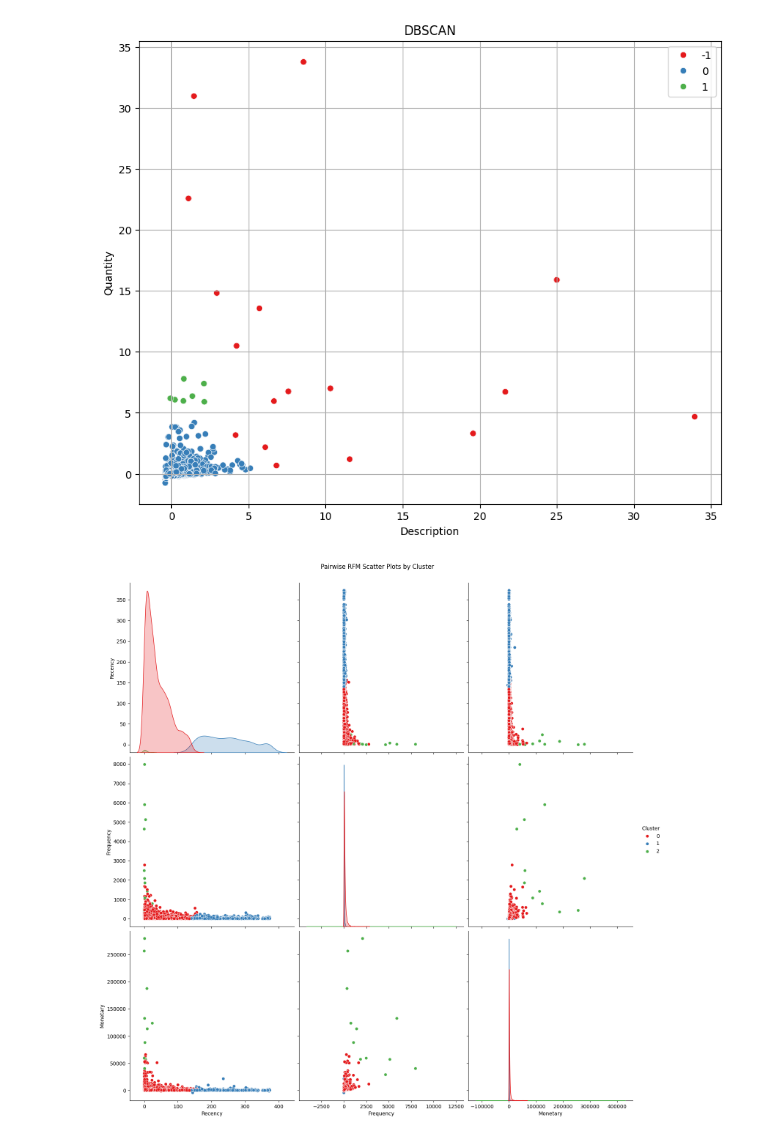
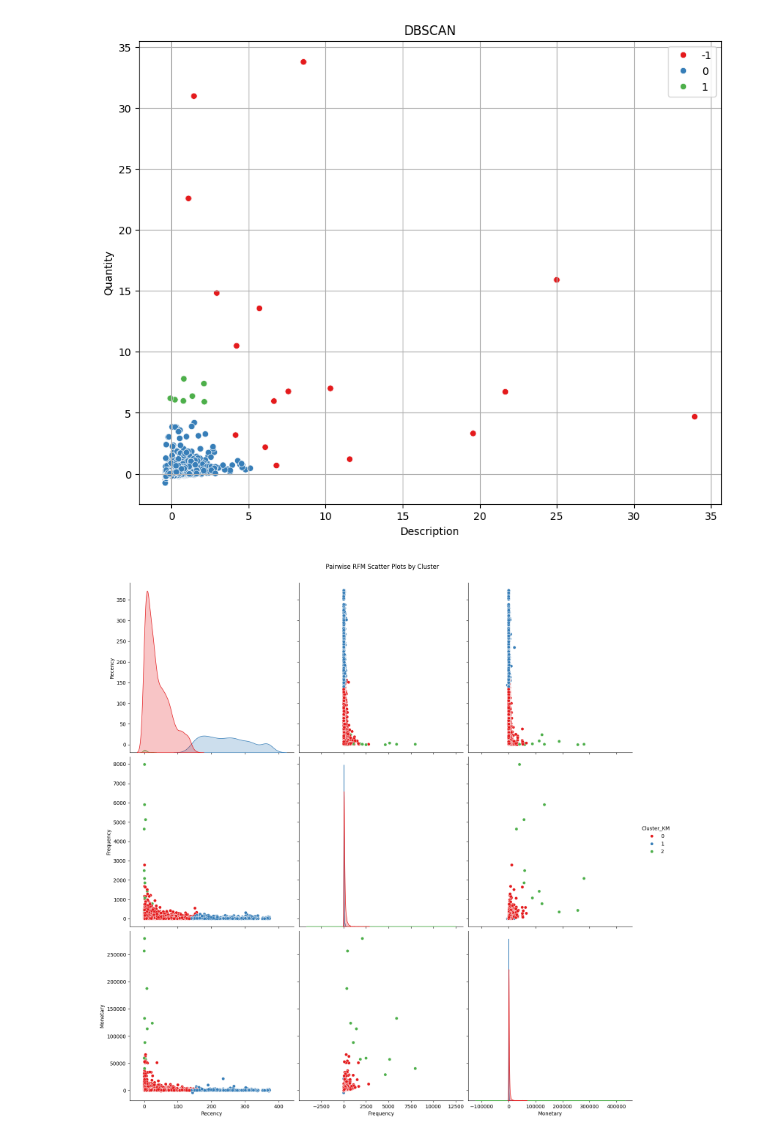
Before and after one commit to Noma999/RFM-Customer-Segmentation, a Jupyter notebook: RFM_E_Commerce_Customer_Segmentation.ipynb, the cells around one changed output. Saved outputs shown, nothing was run; the diff lists cells and outputs as text; code cells hidden in the pictures.

```diff
--- a/RFM_E_Commerce_Customer_Segmentation.ipynb
+++ b/RFM_E_Commerce_Customer_Segmentation.ipynb
@@ -267,7 +267,7 @@ plt.figure(figsize=(8,6))
 # rfm_df_scaled_df = pd.DataFrame(rfm_df_scaled, columns=rfm_df.columns)
 
 # Add the cluster labels to the DataFrame
-rfm['Cluster'] = y_kmeans
+rfm['Cluster_KM'] = y_kmeans
 
 # Now use the original DataFrame for plotting
 
@@ -309,8 +309,8 @@ plt.show()
 [figure]
 # %%
 # Plotting pairwise scatter plots for RFM with cluster labels
-sns.pairplot(rfm, vars=['Recency', 'Frequency', 'Monetary'], hue='Cluster', palette='Set1', diag_kind='kde', height=5)
+sns.pairplot(rfm, vars=['Recency', 'Frequency', 'Monetary'], hue='Cluster_KM', palette='Set1', diag_kind='kde', height=5)
 plt.suptitle('Pairwise RFM Scatter Plots by Cluster', y=1.02) # Add a title
 plt.show()
 # %% [output]
-[figure, old version]
+[figure, new version]
```
Also changed, not shown: parts of 1 cell of this notebook.
